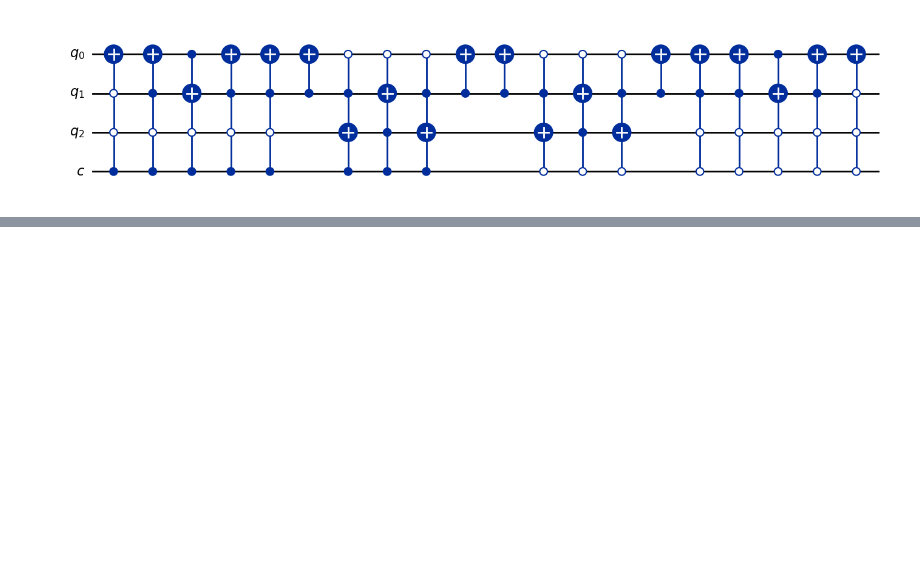
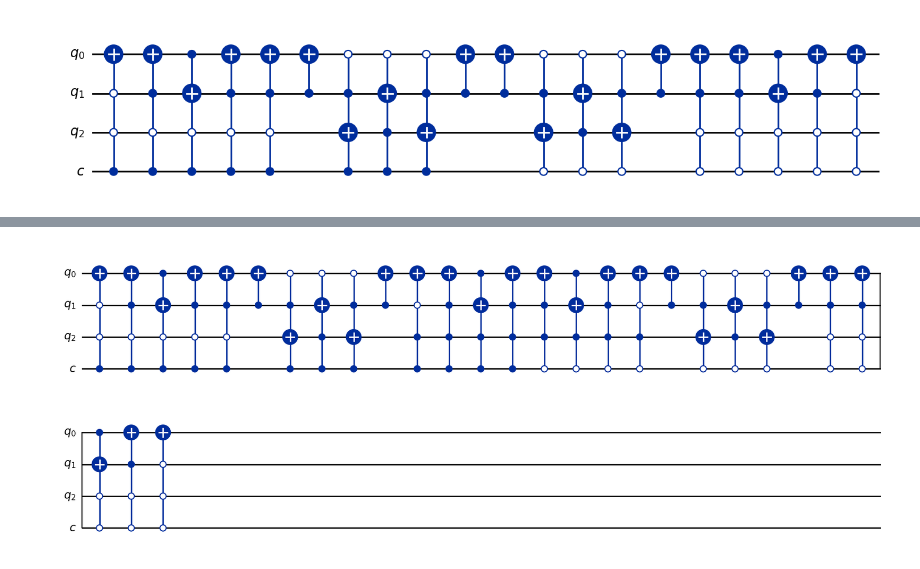
Before and after one commit to ugo-nzongani/phd, a Jupyter notebook: quantum_walks/shift_operators/Shunt decomposition.ipynb, the cells around one changed output, grey strips where cells are left out. Cells and saved outputs as stored; diff of their text form; code cells hidden in the pictures; blank space fills up the shorter version.

```diff
--- a/quantum_walks/shift_operators/Shunt decomposition.ipynb
+++ b/quantum_walks/shift_operators/Shunt decomposition.ipynb
@@ -386,0 +387,37 @@ plot_histogram(res)
+# %%
+def shift_cycle(k,first_method=True):
+    """Generates the quantum circuit implementing the shift operator of cycle graph with k nodes, note
+    that k can be any arbitrary integer greater than 0
+    ----------
+    k : int
+        Number of nodes in the graph
+    first_method : bool
+        Indicates which methods is used, if True it corresponds to the quantum circuit
+        of Fig. 4.a, otherwise Fig. 4.b from https://arxiv.org/abs/2304.01501
+
+    Returns
+    -------
+    qiskit.circuit.quantumcircuit.QuantumCircuit
+    """
+    if k == 0:
+        print('The number of nodes must be greater than 0')
+    else:
+        if k == 1:
+            n = 1
+        else:
+            n = int(np.ceil(np.log2(k)))
+        q = QuantumRegister(n,name='q')
+        c = QuantumRegister(1,name='c')
+        qc = QuantumCircuit(q,c)
+        if (k & (k-1) == 0) and k != 0:
+            shift = shift_cycle_power_of_two(n,first_method=first_method)
+        else:
+            shift = shift_arbitrary_cycle(n,k)
+        qc.append(shift,qc.qubits)
+        return qc
+# %%
+k = 7
+qc = shift_cycle(k)
+qc.decompose(reps=2).draw('mpl',style='iqx')
+# %% [output]
+[figure, added]
```
Also changed, not shown: parts of 5 cells of this notebook.
